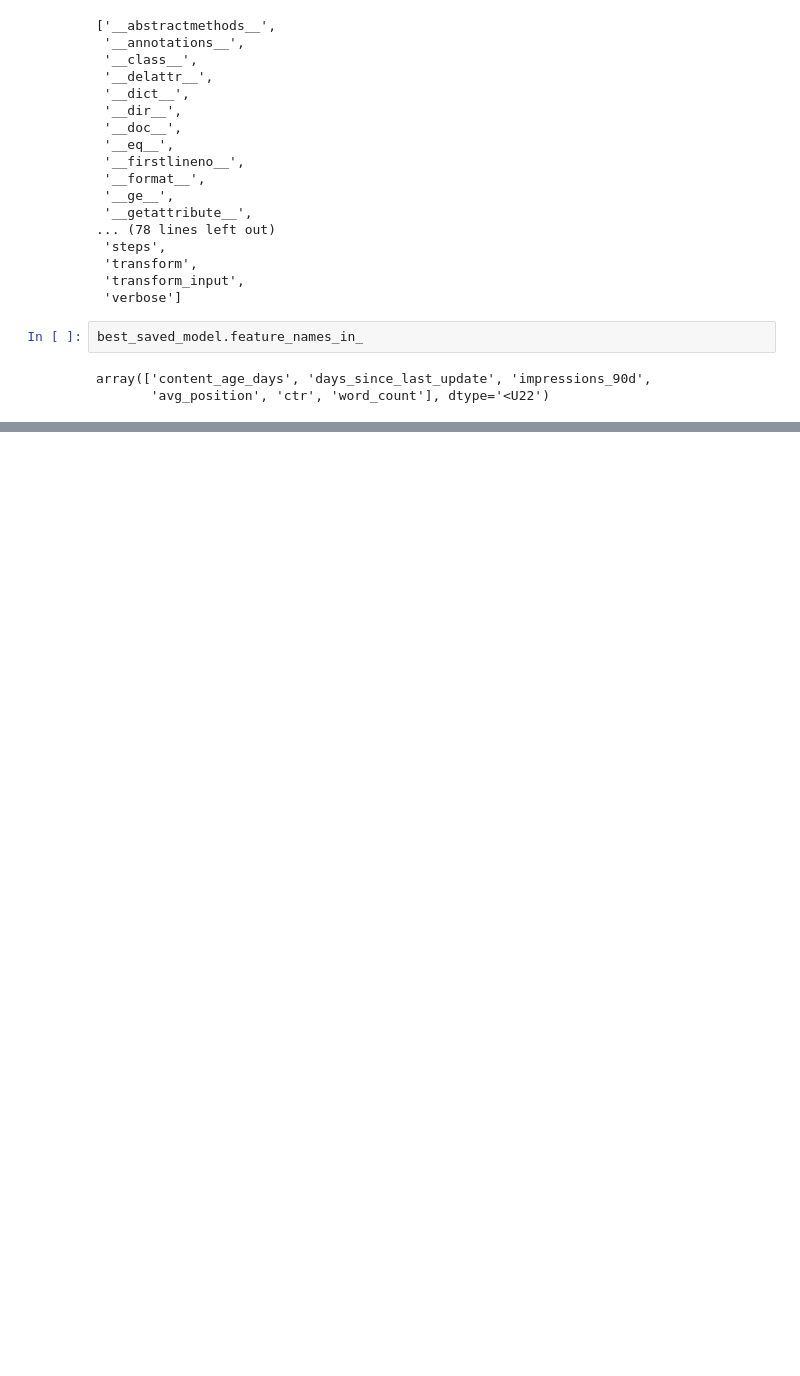
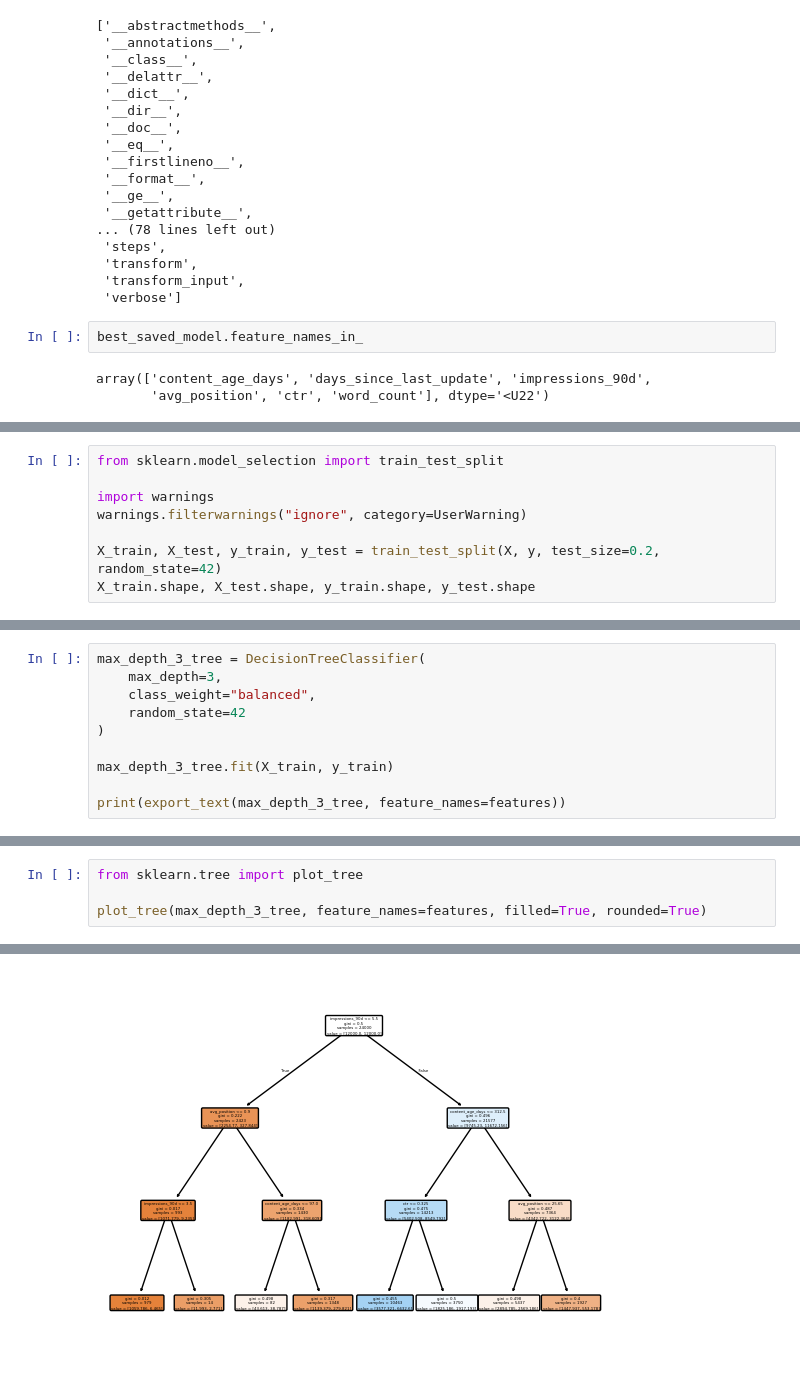
Before and after one commit to JackTheProgrammer/flyrank-ml-internship-track, a Jupyter notebook: notebooks/02_your_first_readable_model.ipynb, the cells around one changed output, grey strips where cells are left out. Cells and saved outputs as stored; diff of their text form; blank space fills up the shorter version.

```diff
--- a/notebooks/02_your_first_readable_model.ipynb
+++ b/notebooks/02_your_first_readable_model.ipynb
@@ -530,0 +501,8 @@ You now have the two core reflexes of applied ML: **discover before you model**,
+# %%
+from sklearn.model_selection import train_test_split
+
+import warnings
+warnings.filterwarnings("ignore", category=UserWarning)
+
+X_train, X_test, y_train, y_test = train_test_split(X, y, test_size=0.2, random_state=42)
+X_train.shape, X_test.shape, y_train.shape, y_test.shape
@@ -530,0 +511,10 @@ You now have the two core reflexes of applied ML: **discover before you model**,
+# %%
+max_depth_3_tree = DecisionTreeClassifier(
+    max_depth=3,
+    class_weight="balanced",
+    random_state=42
+)
+
+max_depth_3_tree.fit(X_train, y_train)
+
+print(export_text(max_depth_3_tree, feature_names=features))
@@ -530,0 +539,5 @@ You now have the two core reflexes of applied ML: **discover before you model**,
+# %%
+from sklearn.tree import plot_tree
+
+plot_tree(max_depth_3_tree, feature_names=features, filled=True, rounded=True)
+# %% [output]
@@ -530,0 +561 @@ You now have the two core reflexes of applied ML: **discover before you model**,
+[figure, added]
```
Also changed, not shown: parts of 33 cells of this notebook.
